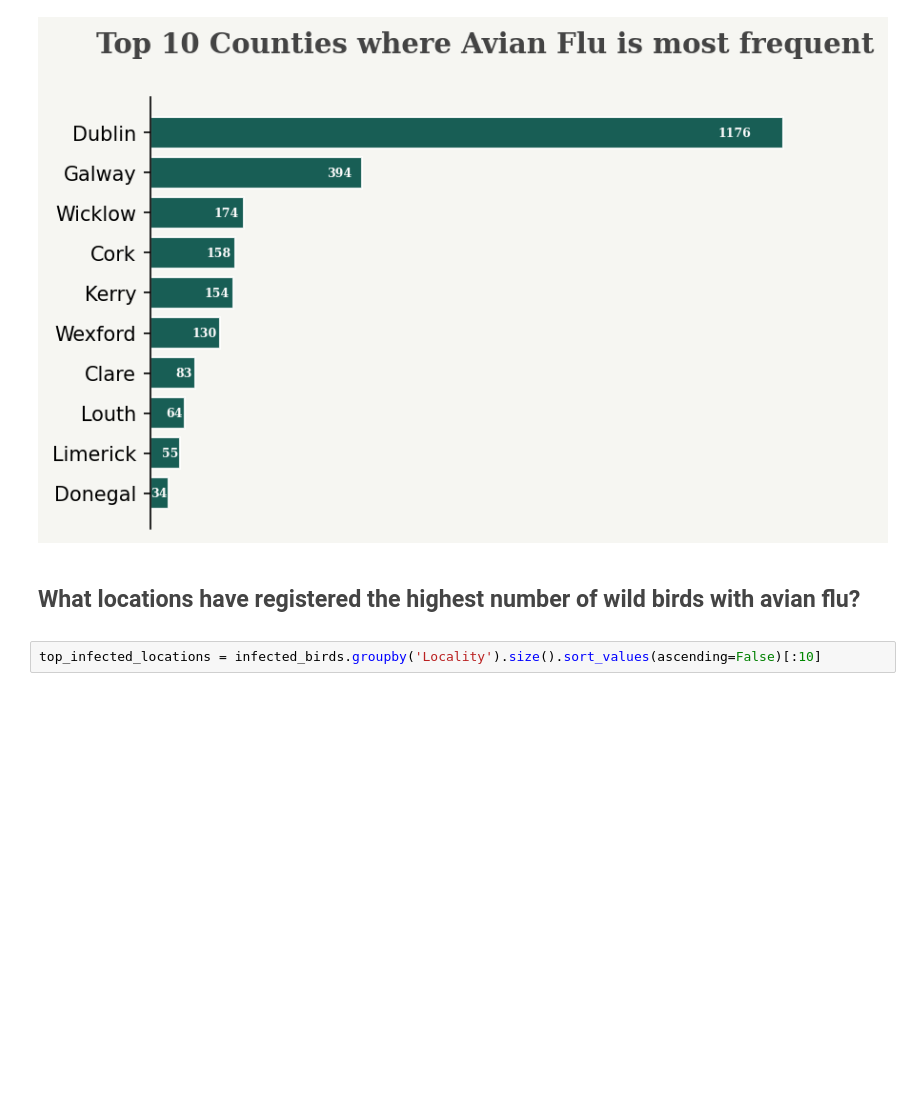
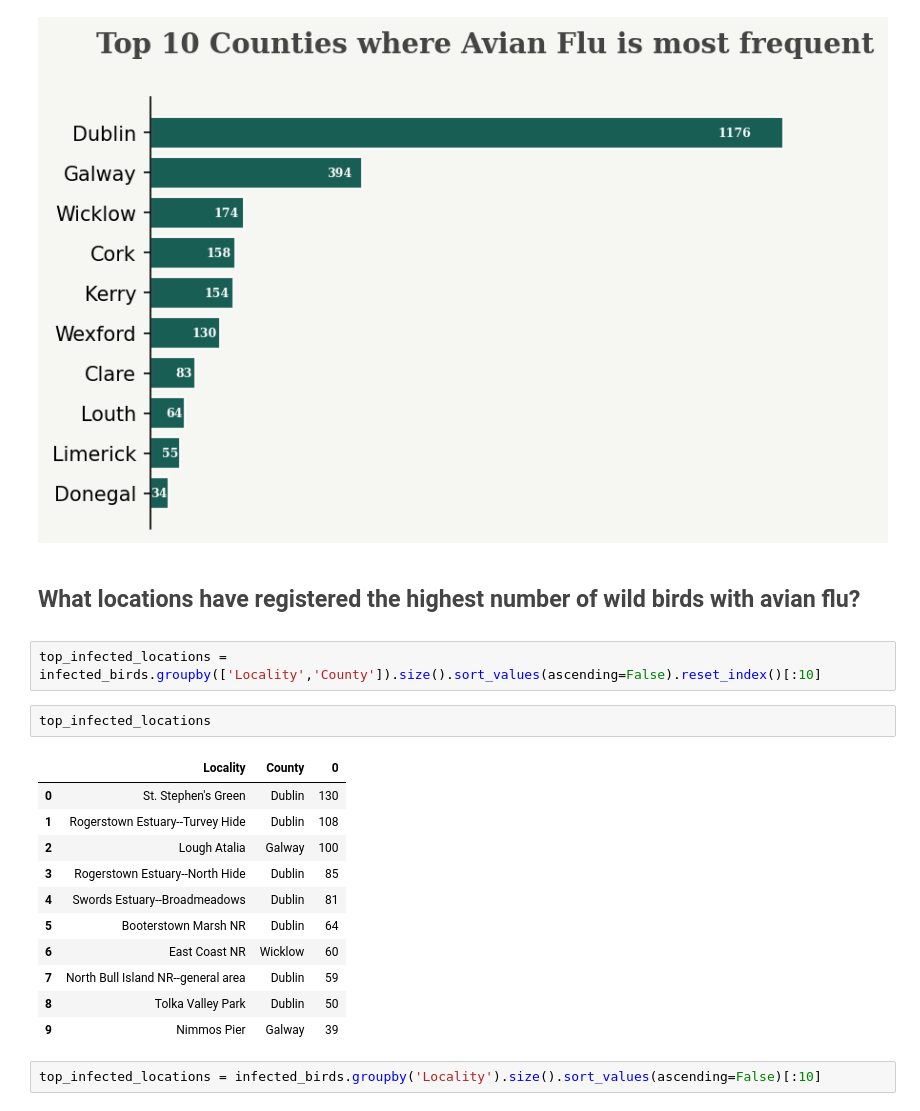
Before and after one commit to pessini/avian-flu-wild-birds-ireland, a Jupyter notebook: Wild-Bird-Species-Analysis.ipynb, the cells around one changed output. Drawn from its saved outputs; the diff is of its cells as text; blank space fills up the shorter version.

```diff
--- a/Wild-Bird-Species-Analysis.ipynb
+++ b/Wild-Bird-Species-Analysis.ipynb
@@ -272,6 +284,22 @@ plt.show()
 # %% [markdown]
 <a id="2.3"></a>
 ## <p style="font-size:100%; text-align:left; color:#444444;">What locations have registered the highest number of wild birds with avian flu?</p>
+# %%
+top_infected_locations = infected_birds.groupby(['Locality','County']).size().sort_values(ascending=False).reset_index()[:10]
+# %%
+top_infected_locations
+# %% [output]
+|  | Locality | County | 0 |
+| 0 | St. Stephen's Green | Dublin | 130 |
+| 1 | Rogerstown Estuary--Turvey Hide | Dublin | 108 |
+| 2 | Lough Atalia | Galway | 100 |
+| 3 | Rogerstown Estuary--North Hide | Dublin | 85 |
+| 4 | Swords Estuary--Broadmeadows | Dublin | 81 |
+| 5 | Booterstown Marsh NR | Dublin | 64 |
+| 6 | East Coast NR | Wicklow | 60 |
+| 7 | North Bull Island NR--general area | Dublin | 59 |
+| 8 | Tolka Valley Park | Dublin | 50 |
+| 9 | Nimmos Pier | Galway | 39 |
 # %%
 top_infected_locations = infected_birds.groupby('Locality').size().sort_values(ascending=False)[:10]
 # %%
```
Also changed, not shown: parts of 8 cells of this notebook.
